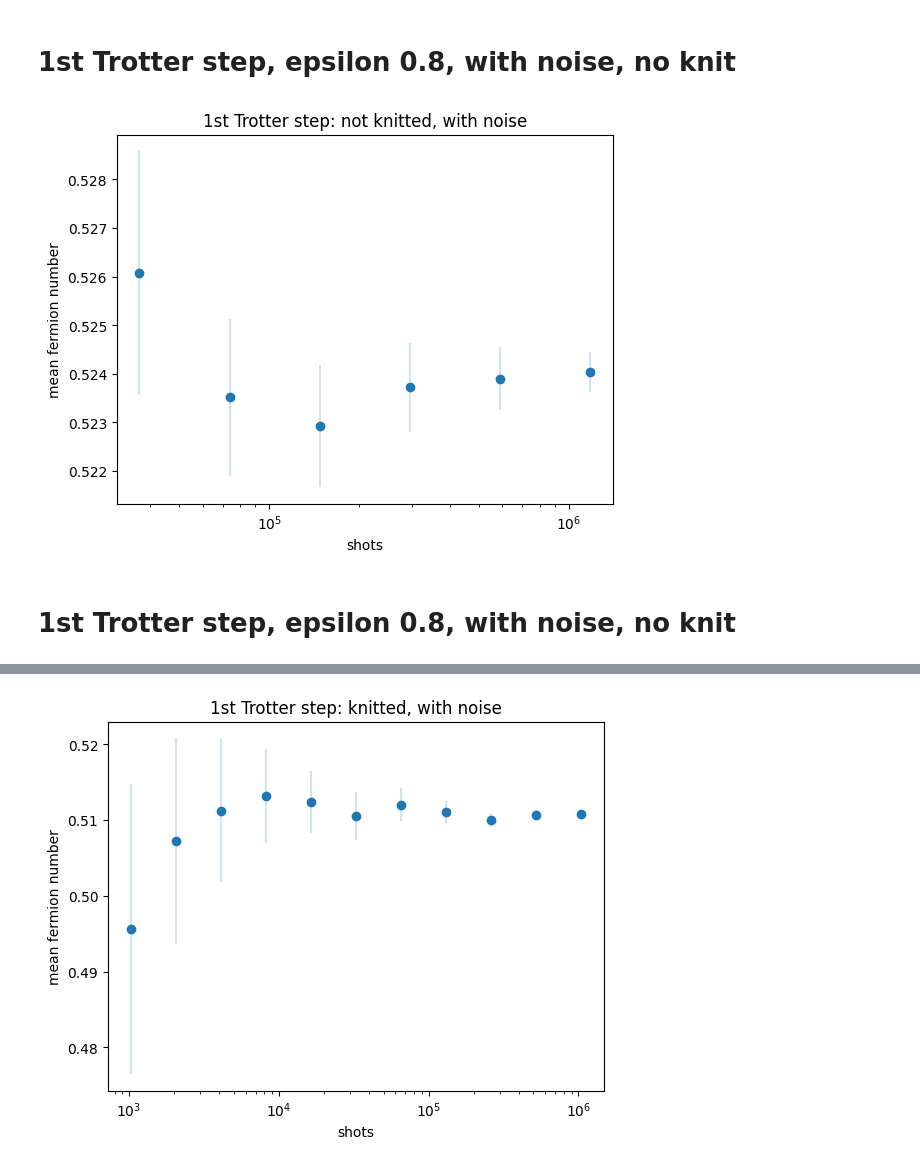
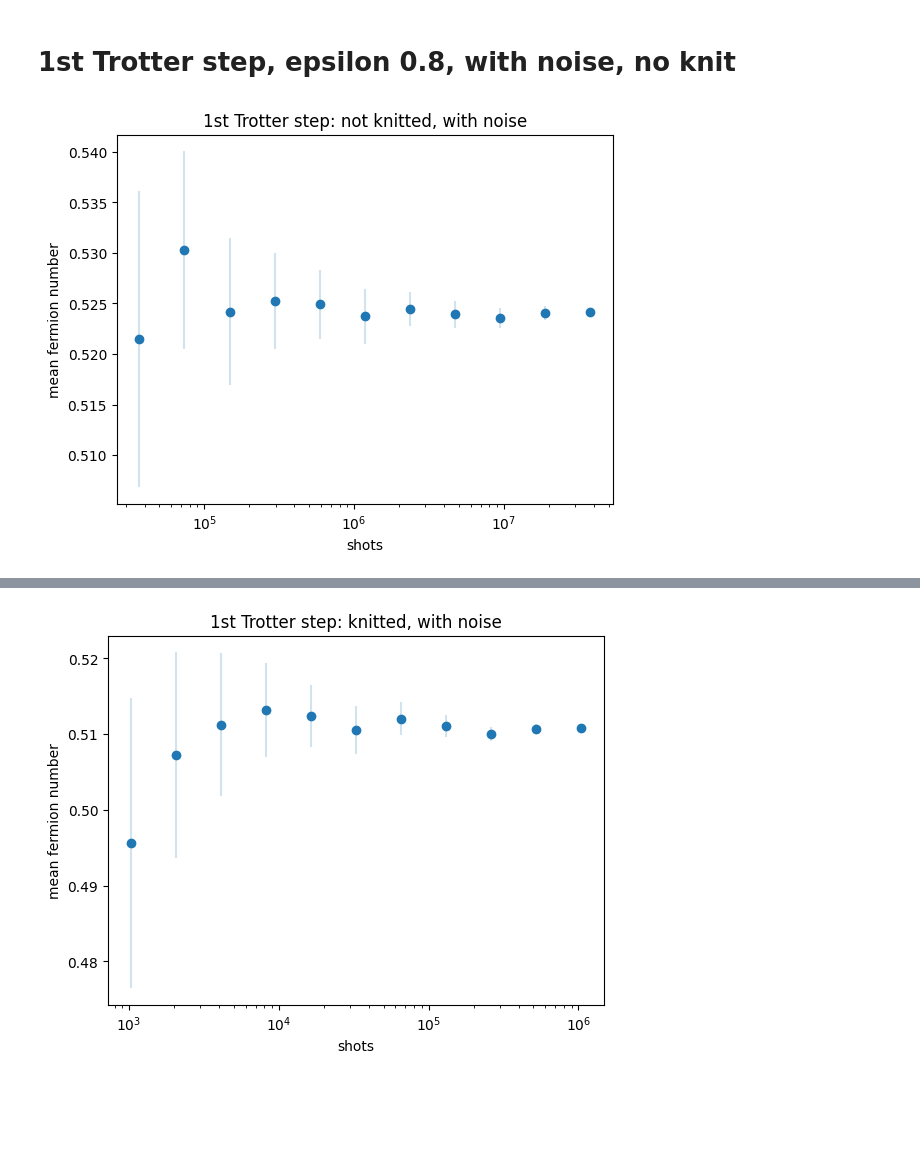
Before and after one commit to petergerrit/circuit_knitting, a Jupyter notebook: plots.ipynb, the cells around one changed output, grey strips where cells are left out. Cells and saved outputs as stored; diff of their text form; code cells hidden in the pictures; blank space fills up the shorter version.

```diff
--- a/plots.ipynb
+++ b/plots.ipynb
@@ -43,14 +68,12 @@ with open('data/bs_error_step1_epsilon08_with_noise_no_knit.txt', 'r') as file:
         val = line[:-1]
         bs_error_step1_epsilon08_with_noise_no_knit.append(float(val))
 # %%
-plt.scatter(shots_list_36[:6], ferm_num_step1_epsilon08_with_noise_no_knit)
-plt.errorbar(shots_list_36[:6], ferm_num_step1_epsilon08_with_noise_no_knit, bs_error_step1_epsilon08_with_noise_no_knit, alpha=0.2, ls='none')
+plt.scatter(shots_list_36, ferm_num_step1_epsilon08_with_noise_no_knit)
+plt.errorbar(shots_list_36, ferm_num_step1_epsilon08_with_noise_no_knit, bs_error_step1_epsilon08_with_noise_no_knit, alpha=0.2, ls='none')
 plt.xscale('log')
 plt.xlabel('shots')
 plt.ylabel('mean fermion number')
 plt.title('1st Trotter step: not knitted, with noise')
 plt.show()
 # %% [output]
-[figure, old version]
+[figure, new version]
-# %% [markdown]
-# 1st Trotter step, epsilon 0.8, with noise, no knit
```
Also changed, not shown: parts of 23 cells of this notebook, 11 other files.
